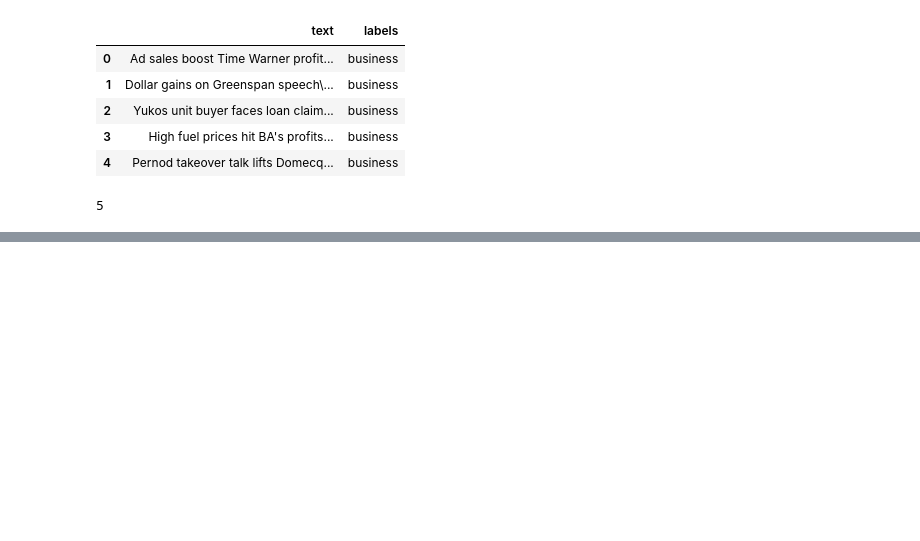
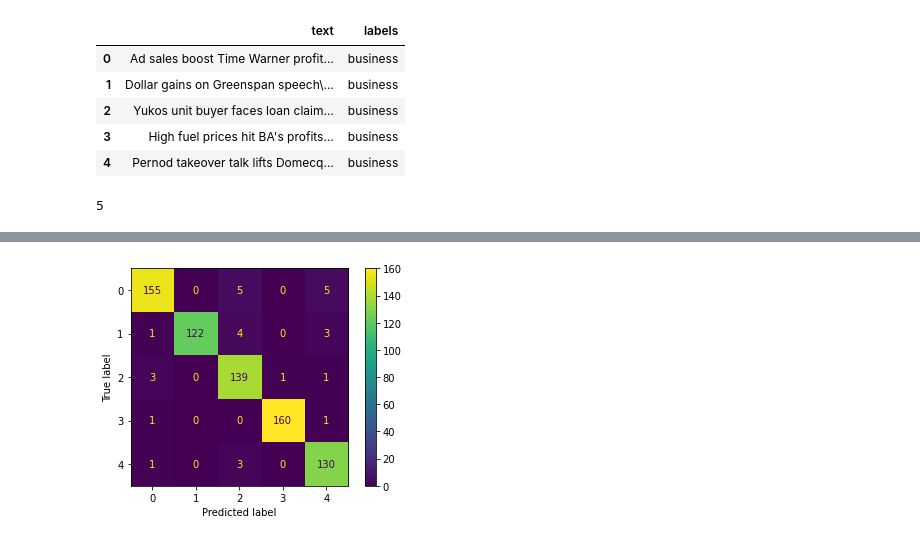
Before and after one commit to highcansavci/nlp-dl-notebooks, a Jupyter notebook: CNNText.ipynb, the cells around one changed output, grey strips where cells are left out. Drawn from its saved outputs; the diff is of its cells as text; code cells hidden in the pictures; blank space fills up the shorter version.

```diff
--- a/CNNText.ipynb
+++ b/CNNText.ipynb
@@ -121,0 +156,4 @@ plt.legend();
+# %%
+ConfusionMatrixDisplay.from_predictions(df_test["targets"], Ptest);
+# %% [output]
+[figure, added]
```
Also changed, not shown: parts of 12 cells of this notebook.
